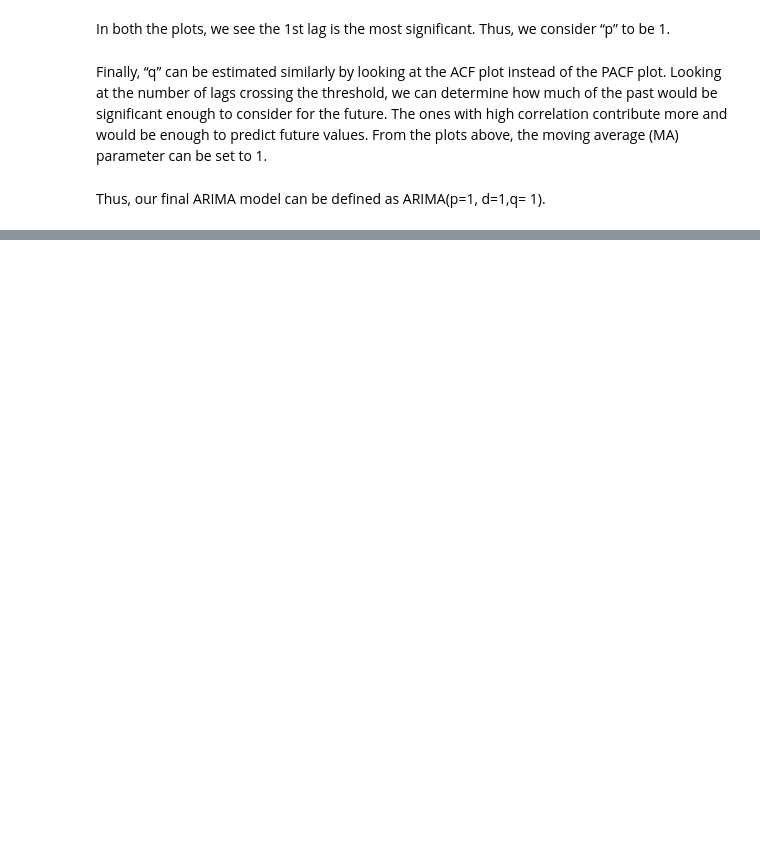
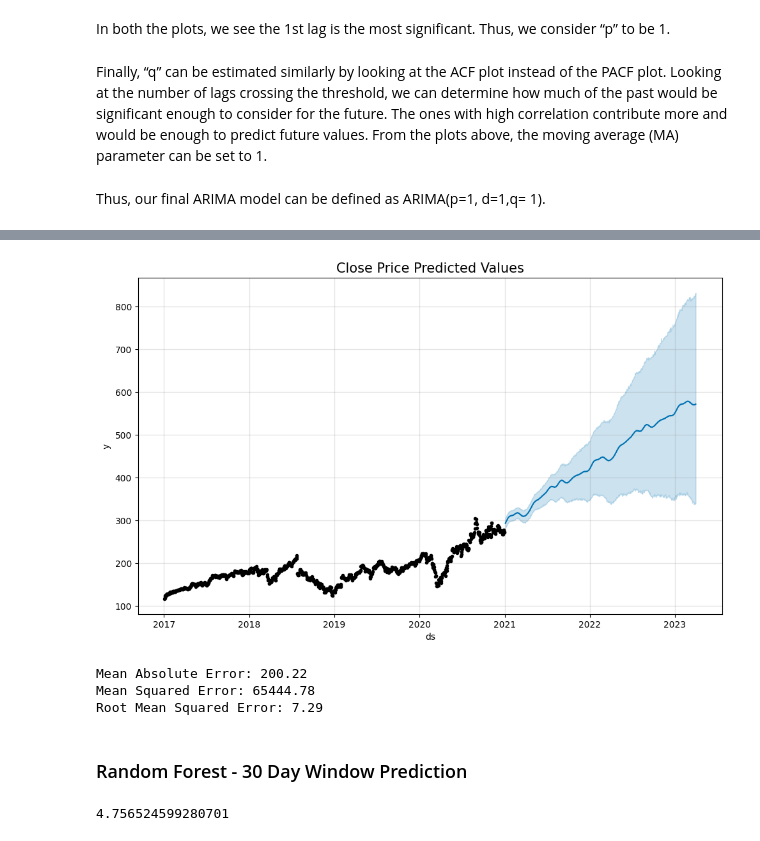
Before and after one commit to samirkhanal35/Data-mining---Time-Series-Analysis, a Jupyter notebook: main.ipynb, the cells around one changed output, grey strips where cells are left out. Cells and saved outputs as stored; diff of their text form; code cells hidden in the pictures; blank space fills up the shorter version.

```diff
--- a/main.ipynb
+++ b/main.ipynb
@@ -285,0 +679,28 @@ plt.show()
+# %%
+model.plot(forecast)
+plt.title('Close Price Predicted Values', fontsize=15)
+plt.show()
+# %% [output]
+[figure, added]
+# %%
+from sklearn.metrics import mean_absolute_error, mean_squared_error, mean_absolute_percentage_error
+
+
+# calculate performance metrics
+actual = df_valid['Close'].values
+predicted = forecast['yhat'].values
+
+mae2 = mean_absolute_error(actual, predicted)
+mse2 = mean_squared_error(actual, predicted)
+rmse2 = np.sqrt(mse)
+
+# print out the metrics
+print(f'Mean Absolute Error: {mae2:.2f}')
+print(f'Mean Squared Error: {mse2:.2f}')
+print(f'Root Mean Squared Error: {rmse2:.2f}')
+# %% [output]
+Mean Absolute Error: 200.22
+Mean Squared Error: 65444.78
+Root Mean Squared Error: 7.29
+# %% [markdown]
+### Random Forest - 30 Day Window Prediction
@@ -285,0 +727,6 @@ plt.show()
+# %%
+from sklearn.metrics import mean_absolute_error
+
+mean_absolute_error(y_true, y_pred)
+# %% [output]
+4.756524599280701
```
Also changed, not shown: parts of 47 cells of this notebook.
